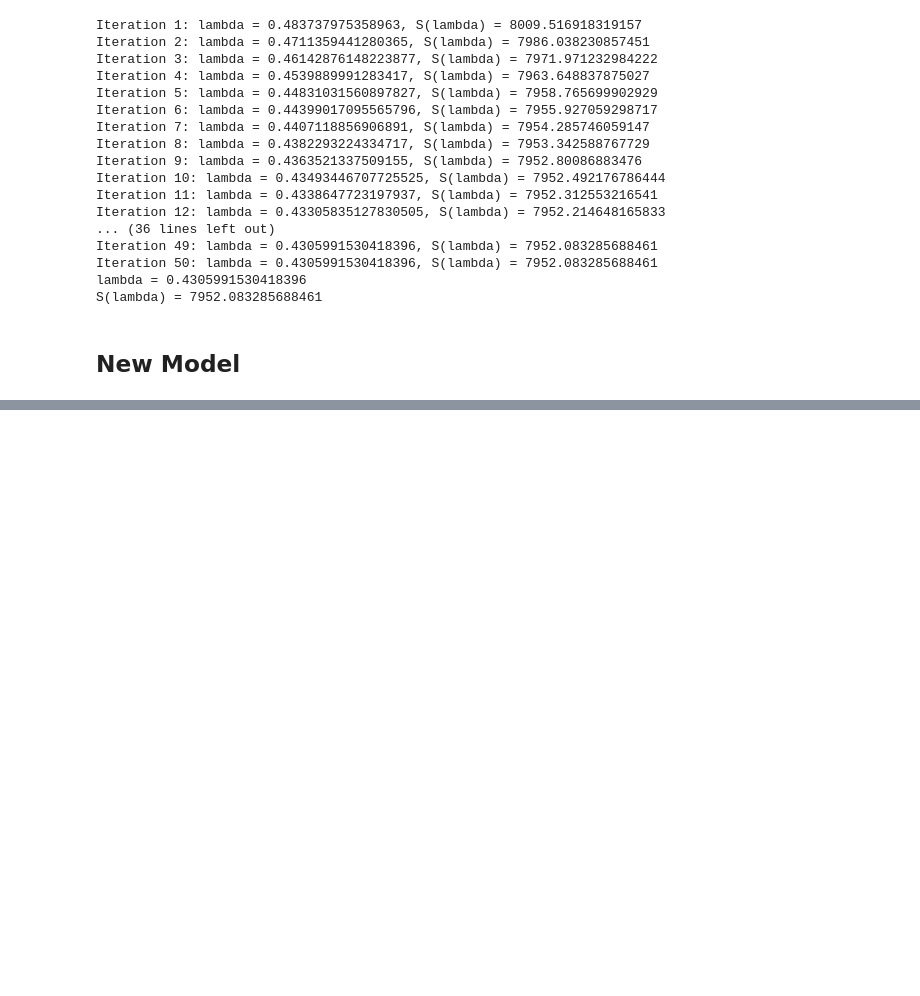
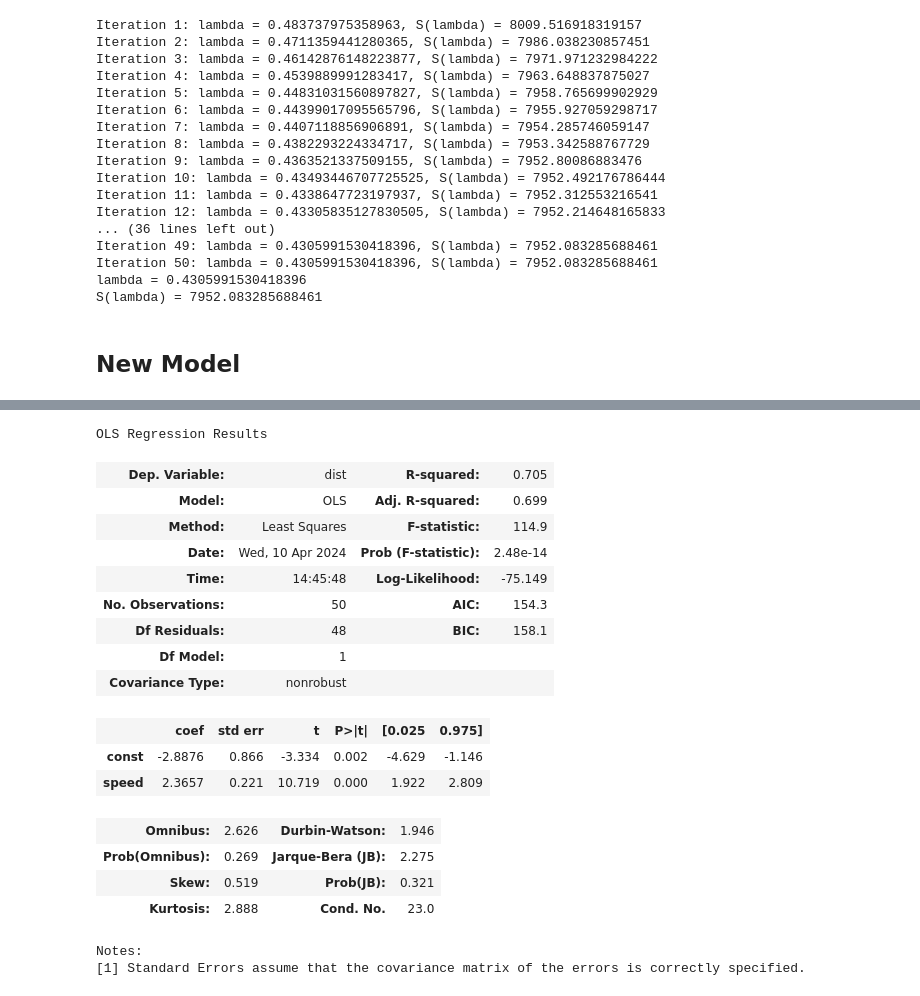
Before and after one commit to Durixas/Best-Power-Transformation-of-Linear-Regression, a Jupyter notebook: power_trans.ipynb, the cells around one changed output, grey strips where cells are left out. Drawn from its saved outputs; the diff is of its cells as text; code cells hidden in the pictures; blank space fills up the shorter version.

```diff
--- a/power_trans.ipynb
+++ b/power_trans.ipynb
@@ -192 +272,25 @@ Notes:
+# %%
+model_sqrt2 = sm.OLS(dist**0.5, speed_with_intercept**0.5).fit()
+
+model_sqrt2.summary()
+# %% [output]
+OLS Regression Results
+| Dep. Variable: | dist | R-squared: | 0.705 |
+| Model: | OLS | Adj. R-squared: | 0.699 |
+| Method: | Least Squares | F-statistic: | 114.9 |
+| Date: | Wed, 10 Apr 2024 | Prob (F-statistic): | 2.48e-14 |
+| Time: | 14:45:48 | Log-Likelihood: | -75.149 |
+| No. Observations: | 50 | AIC: | 154.3 |
+| Df Residuals: | 48 | BIC: | 158.1 |
+| Df Model: | 1 |  |  |
+| Covariance Type: | nonrobust |  |  |
+|  | coef | std err | t | P>|t| | [0.025 | 0.975] |
+| const | -2.8876 | 0.866 | -3.334 | 0.002 | -4.629 | -1.146 |
+| speed | 2.3657 | 0.221 | 10.719 | 0.000 | 1.922 | 2.809 |
+| Omnibus: | 2.626 | Durbin-Watson: | 1.946 |
+| Prob(Omnibus): | 0.269 | Jarque-Bera (JB): | 2.275 |
+| Skew: | 0.519 | Prob(JB): | 0.321 |
+| Kurtosis: | 2.888 | Cond. No. | 23.0 |
+Notes:
+[1] Standard Errors assume that the covariance matrix of the errors is correctly specified.
 # %% [markdown]
```
Also changed, not shown: parts of 13 cells of this notebook.
